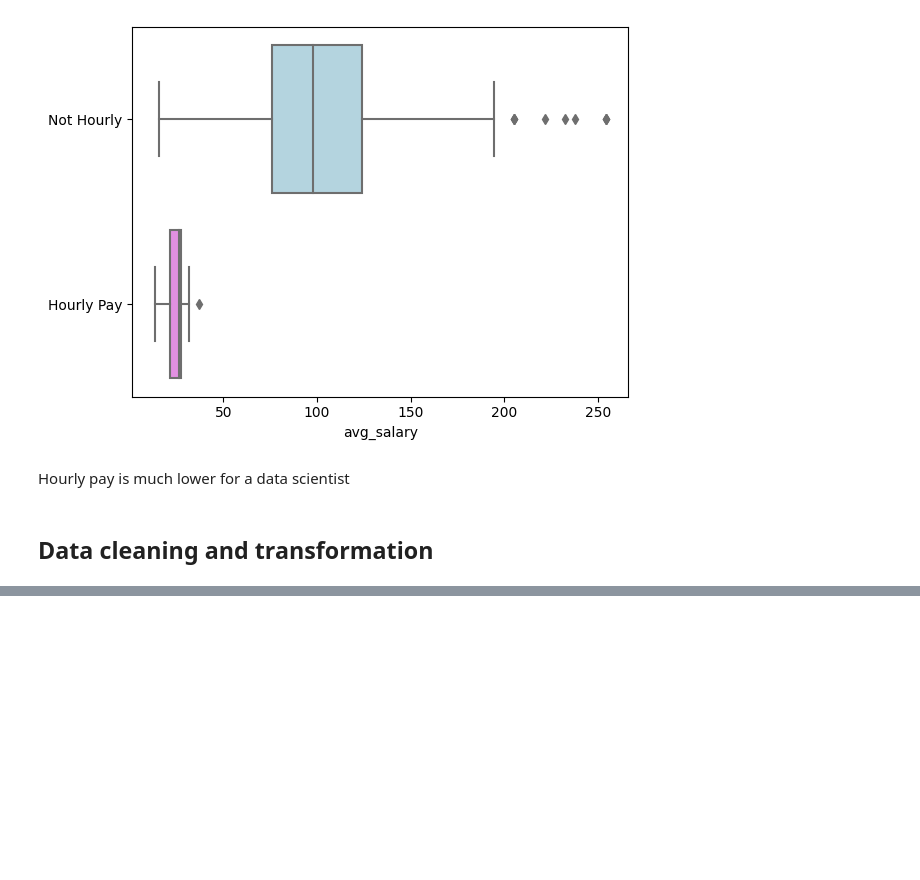
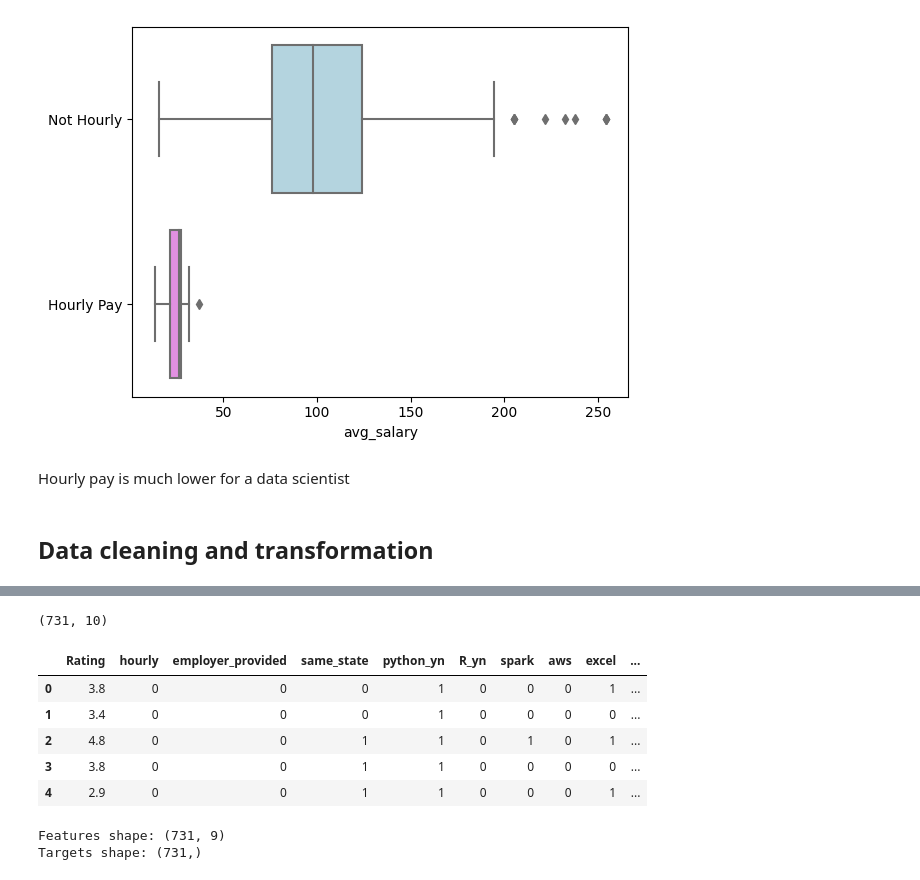
Before and after one commit to ZenithFlux/Data-Scientist-Salary-Prediction, a Jupyter notebook: data_analysis.ipynb, the cells around one changed output, grey strips where cells are left out. Saved outputs shown, nothing was run; the diff lists cells and outputs as text; code cells hidden in the pictures; blank space fills up the shorter version.

```diff
--- a/data_analysis.ipynb
+++ b/data_analysis.ipynb
@@ -153,0 +173,28 @@ Hourly pay is much lower for a data scientist
+# %%
+neg_rows = set()
+for col in df:
+    for i, val in enumerate(df[col]):
+        if val<0: neg_rows.add(i)
+
+df = df.drop(index=list(neg_rows))
+df = df.dropna()
+df = df.reset_index(drop=True)
+
+print(df.shape)
+df.head()
+# %% [output]
+(731, 10)
+|  | Rating | hourly | employer_provided | same_state | python_yn | R_yn | spark | aws | excel | ... |
+| 0 | 3.8 | 0 | 0 | 0 | 1 | 0 | 0 | 0 | 1 | ... |
+| 1 | 3.4 | 0 | 0 | 0 | 1 | 0 | 0 | 0 | 0 | ... |
+| 2 | 4.8 | 0 | 0 | 1 | 1 | 0 | 1 | 0 | 1 | ... |
+| 3 | 3.8 | 0 | 0 | 1 | 1 | 0 | 0 | 0 | 0 | ... |
+| 4 | 2.9 | 0 | 0 | 1 | 1 | 0 | 0 | 0 | 1 | ... |
+# %%
+df_arr = df.to_numpy()
+
+print("Features shape:", df_arr[:,:-1].shape)
+print("Targets shape:", df_arr[:,-1].shape)
+# %% [output]
+Features shape: (731, 9)
+Targets shape: (731,)
```
Also changed, not shown: parts of 2 cells of this notebook, 3 other files.
